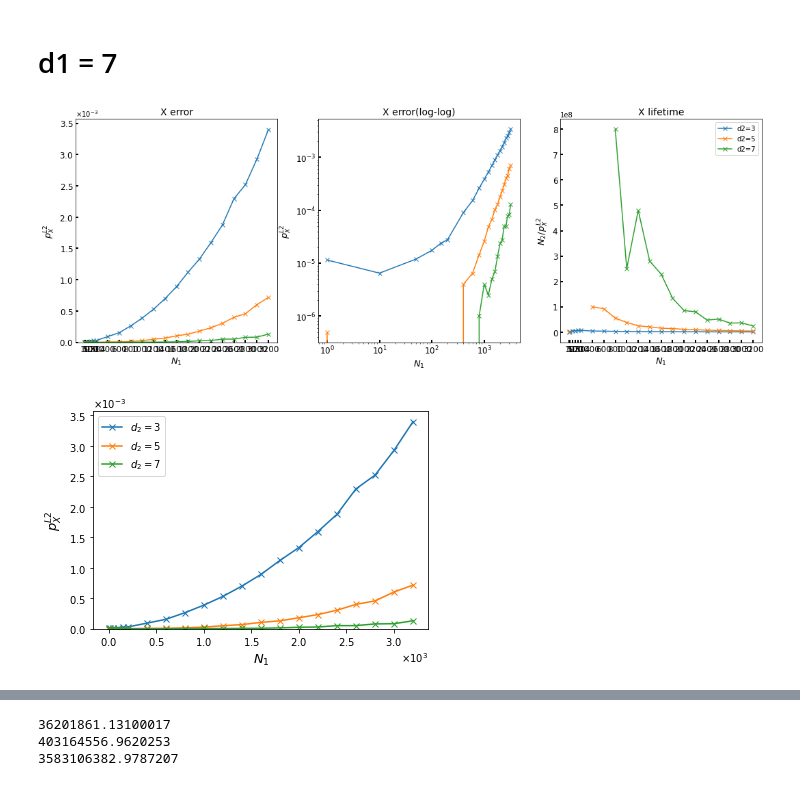
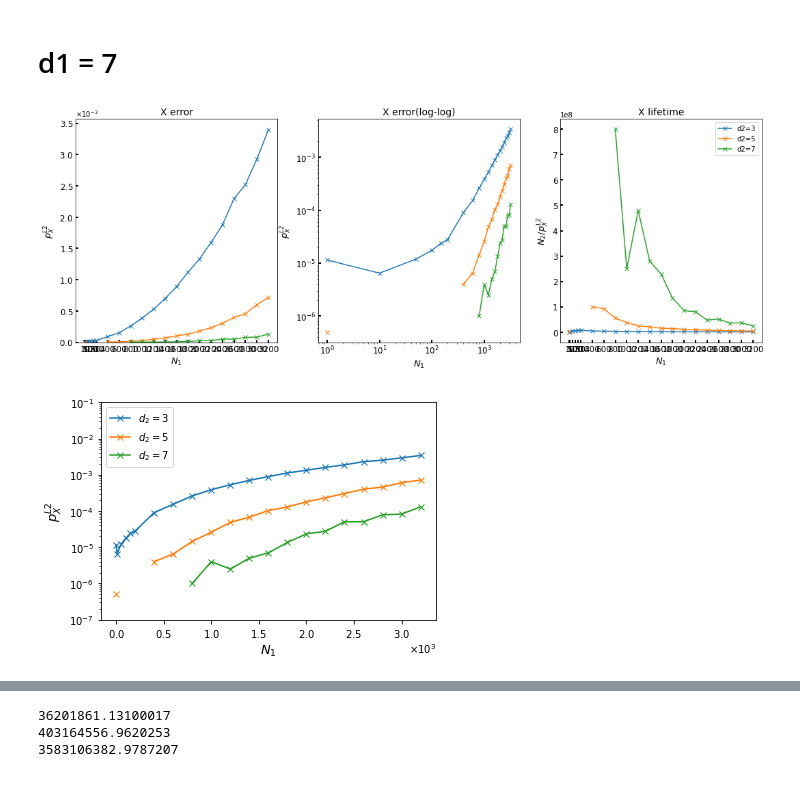
Before and after one commit to kono0924/Fujii-lab, a Jupyter notebook: surface_realistic/realistic_single_round/csv_view.ipynb, the cells around one changed output, grey strips where cells are left out. Cells and saved outputs as stored; diff of their text form; code cells hidden in the pictures.

```diff
--- a/surface_realistic/realistic_single_round/csv_view.ipynb
+++ b/surface_realistic/realistic_single_round/csv_view.ipynb
@@ -21,7 +21,8 @@ file1 = "X error,p=0.0001,d2=(3,7,2),eta=1000,trials=1000000,ver0" + ".csv"
 
 # csvファイルの読み込み
 os.chdir(path)
-data1 = pd.read_csv(file1, index_col=0)
+data1 = pd.read_csv(file1, index_col=0).replace(0, np.nan)
+print(data1)
 
 # データフレームの行名(リスト)を取得
 code_distance_list = data1.index
@@ -75,7 +76,8 @@ ax.xaxis.set_major_formatter(ptick.ScalarFormatter(useMathText=True)) # x軸指
 ax.ticklabel_format(style="sci",  axis="x",scilimits=(0,0))
 ax.yaxis.set_major_formatter(ptick.ScalarFormatter(useMathText=True)) # y軸指数表記
 ax.ticklabel_format(style="sci",  axis="y",scilimits=(0,0))
-#ax.set_xticks(a)
+ax.set_yscale("log")
+ax.set_ylim(1e-7,1e-1)
 #ax.set_xticklabels(a, rotation=45)
 plt.legend()
 plt.show()
@@ -102,7 +113,7 @@ file2 = "Z error,p=0.0001,d2=(3,7,2),eta=1000,trials=1000000,ver0のコピー" +
 
 # csvファイルの読み込み
 os.chdir(path)
-data2 = pd.read_csv(file2, index_col=0)
+data2 = pd.read_csv(file2, index_col=0).replace(0, np.nan)
 
 # データフレームの行名(リスト)を取得
 code_distance_list = data2.index
@@ -166,8 +177,9 @@ ax.xaxis.set_major_formatter(ptick.ScalarFormatter(useMathText=True)) # x軸指
 ax.ticklabel_format(style="sci",  axis="x",scilimits=(0,0))
 ax.yaxis.set_major_formatter(ptick.ScalarFormatter(useMathText=True))
 ax.ticklabel_format(style="sci",  axis="y",scilimits=(0,0))
-ax.set_xticks(a)
-#ax.set_xticklabels(a, rotation=45)
+#ax.set_xticks(a)
+ax.set_yscale("log")
+ax.set_ylim(1e-7,1e-1)
 plt.legend()
 plt.show()
 # %% [output]
@@ -349,7 +361,7 @@ file1 = "X error,p=0.0001,d2=(3,7,2),eta=1000,trials=2000000,ver0" + ".csv"
 
 # csvファイルの読み込み
 os.chdir(path)
-data1 = pd.read_csv(file1, index_col=0)
+data1 = pd.read_csv(file1, index_col=0).replace(0, np.nan)
 
 # データフレームの行名(リスト)を取得
 code_distance_list = data1.index
@@ -409,6 +421,8 @@ ax.yaxis.set_major_formatter(ptick.ScalarFormatter(useMathText=True))
 ax.ticklabel_format(style="sci",  axis="y",scilimits=(0,0))
 #ax.set_xticks(a[:8])
 #ax.set_xticklabels(a, rotation=45)
+ax.set_yscale("log")
+ax.set_ylim(1e-7,1e-1)
 plt.legend()
 plt.show()
 # %% [output]
@@ -429,13 +443,13 @@ import matplotlib.ticker as ptick
 path = "/Users/konohideki/Documents/Fujii-lab/surface_realistic/realistic_single_round/d1=5,p=0.0001,eta=1000"
 
 # ファイル名
-file2 = "Z error,p=0.0001,d2=(3,7,2),eta=1000,trials=10000000,ver0" + ".csv"
+file2 = "Z error,p=0.0001,d2=(3,7,2),eta=1000,trials=10000000,ver_final" + ".csv"
 #file2 = "Z error,p=0.0001,d2=(3,7,2),eta=1000,trials=10000000,ver_final" + ".csv"
 ########################################
 
 # csvファイルの読み込み
 os.chdir(path)
-data2 = pd.read_csv(file2, index_col=0)
+data2 = pd.read_csv(file2, index_col=0).replace(0, np.nan)
 
 # データフレームの行名(リスト)を取得
 code_distance_list = data2.index
@@ -498,8 +512,8 @@ ax.xaxis.set_major_formatter(ptick.ScalarFormatter(useMathText=True)) # x軸指
 ax.ticklabel_format(style="sci",  axis="x",scilimits=(0,0))
 ax.yaxis.set_major_formatter(ptick.ScalarFormatter(useMathText=True))
 ax.ticklabel_format(style="sci",  axis="y",scilimits=(0,0))
-#ax.set_xticks(a)
-#ax.set_xticklabels(a, rotation=45)
+ax.set_yscale("log")
+ax.set_ylim(1e-7,1e-3)
 plt.legend()
 plt.show()
 # %% [output]
@@ -668,7 +757,7 @@ file1 = "X error,p=0.0001,d2=(3,7,2),eta=1000,trials=2000000,ver1" + ".csv"
 
 # csvファイルの読み込み
 os.chdir(path)
-data1 = pd.read_csv(file1, index_col=0)
+data1 = pd.read_csv(file1, index_col=0).replace(0, np.nan)
 
 # データフレームの行名(リスト)を取得
 code_distance_list = data1.index
@@ -702,37 +791,37 @@ axes[2].set_ylabel(r'$N_2/p_X^{L2}$', fontsize=13)
 # axes.spines["left"].set_linewidth(2)
 # axes.spines["bottom"].set_linewidth(2)
 # axes.spines["right"].set_linewidth(2)
 axes[0].tick_params(direction="in", width=2, length=4, labelsize=12)
 axes[0].set_title("X error", fontsize=14)
 axes[1].tick_params(direction="in", width=2, length=4, labelsize=12)
 axes[1].set_title("X error(log-log)", fontsize=14)
 axes[1].set_xscale("log")
 axes[1].set_yscale("log")
 #axes[1].set_xticks(a)
 axes[2].tick_params(direction="in", width=2, length=4, labelsize=12)
 axes[2].set_title("X lifetime", fontsize=14)
 axes[2].set_xticks(a)
 plt.legend()
 plt.show()
 
 fig, ax = plt.subplots()
 for i in range(len(code_distance_list)):
     b = np.array(data1.loc[code_distance_list[i]])
     ax.plot(a, b,marker='x',label=r"$d_2=$"+str(code_distance_list[i]))
 ax.set_xlabel(r"$N_1$", fontsize=13)
 ax.set_ylabel(r'$p_X^{L2}$', fontsize=13)
 ax.set_ylim(0,)
 ax.xaxis.set_major_formatter(ptick.ScalarFormatter(useMathText=True)) # x軸指数表記
 ax.ticklabel_format(style="sci",  axis="x",scilimits=(0,0))
 ax.yaxis.set_major_formatter(ptick.ScalarFormatter(useMathText=True))
 ax.ticklabel_format(style="sci",  axis="y",scilimits=(0,0))
-#ax.set_xticks(a)
-#ax.set_xticklabels(a, rotation=45)
+ax.set_yscale("log")
+ax.set_ylim(1e-7,1e-1)
 plt.legend()
 plt.show()
 # %% [output]
-[figure, old version]
+[figure, new version]
-[figure, old version]
+[figure, new version]
 # %%
 import seaborn as sns
 import pandas as pd
```
Also changed, not shown: parts of 9 cells of this notebook, 5 other files.
